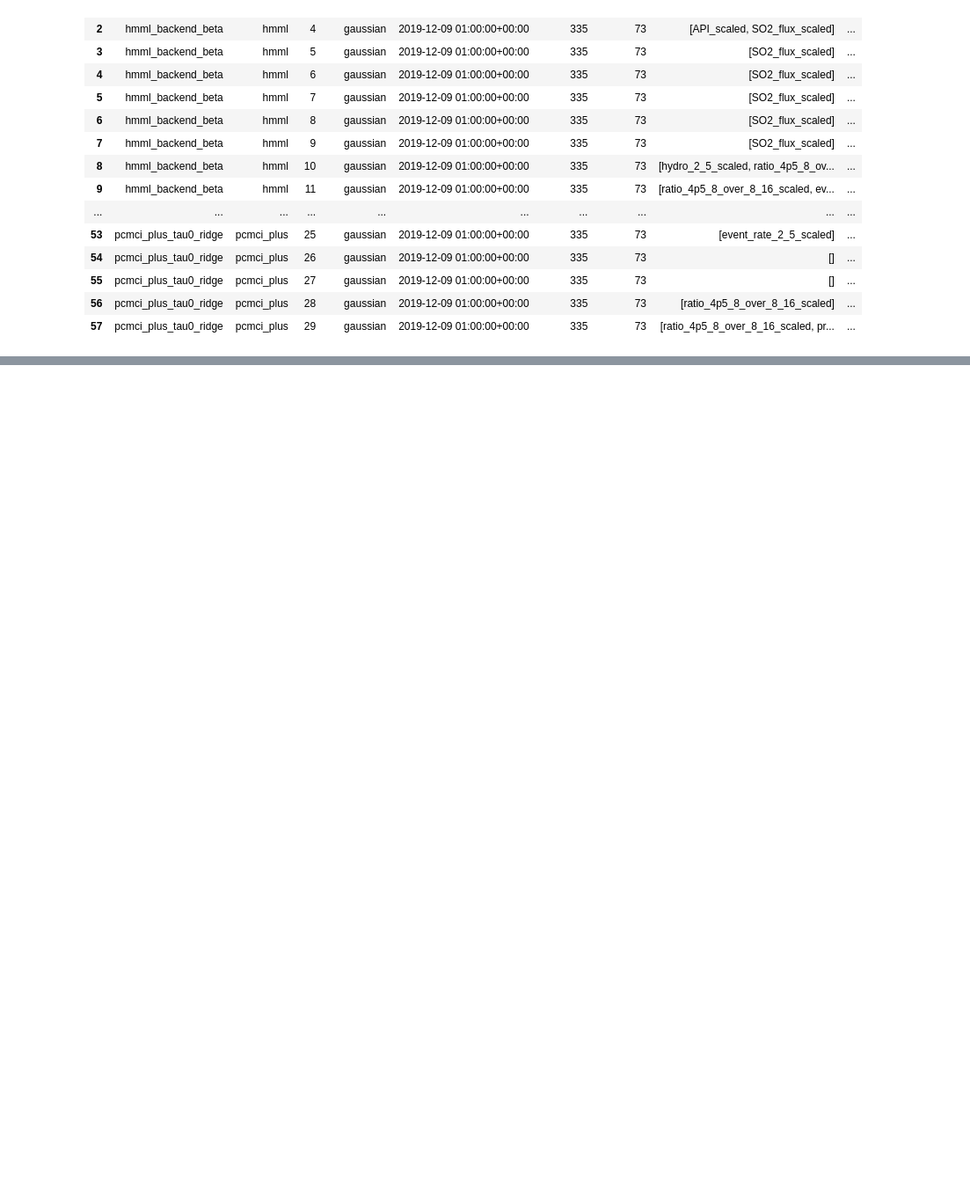
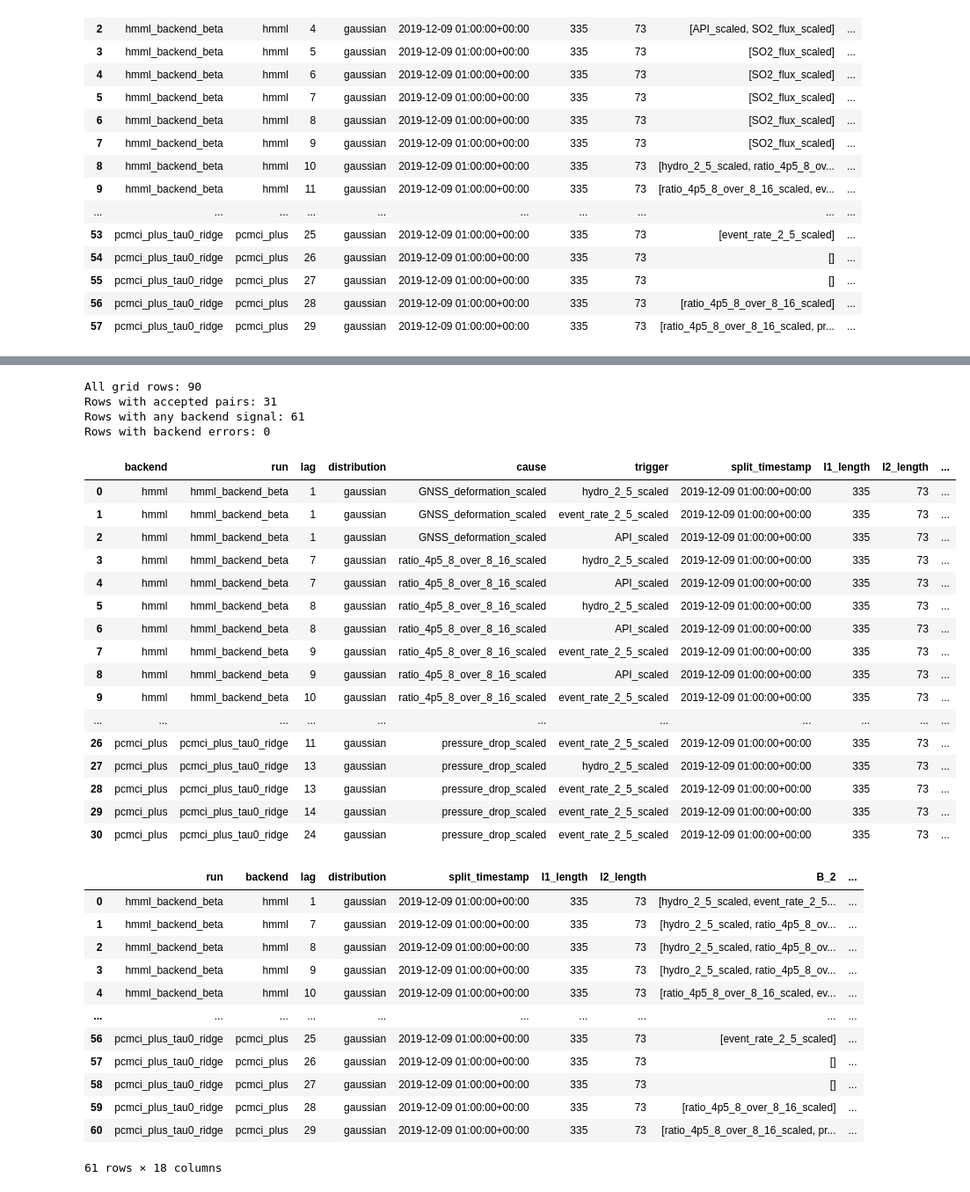
Before and after one commit to alectois/Distinguishing-Causes-and-Triggers-in-Volcanic-and-Seismic-Processes, a Jupyter notebook: notebooks/whakaari_cause_trigger.ipynb, the cells around one changed output, grey strips where cells are left out. Shown at 88% size. Cells and saved outputs as stored; diff of their text form; code cells hidden in the pictures; blank space fills up the shorter version.

```diff
--- a/notebooks/whakaari_cause_trigger.ipynb
+++ b/notebooks/whakaari_cause_trigger.ipynb
@@ -53,6 +54,7 @@ CASE_POST_HOURS = 72
 MIN_I1_LENGTH = 168
 MIN_I2_LENGTH = 72
 MAX_LAGS = 30
+run_specs = COMPACT_RUN_SPECS # "DEFAULT_RUN_SPECS" or "COMPACT_RUN_SPECS". compact considers tau=0 contemporaneous trigger candidates
 
 X_full = load_model_frame(WHAKAARI_PATH)
 X = case_study_interval(
@@ -198,0 +203,23 @@ Rows with backend errors: 0
+# %%
+X_no_so2 = X.drop(columns=["SO2_flux_scaled"])
+
+workflow_no_so2 = WhakaariWorkflowConfig(
+    effect=EFFECT,
+    event_time=EVENT_TIME,
+    alpha=0.05,
+    selected_lag=selected_lag,
+    max_lags=MAX_LAGS,
+    min_I1_length=MIN_I1_LENGTH,
+    min_I2_length=MIN_I2_LENGTH,
+    distribution="gaussian",
+    parameter_source="reference_metadata",
+    run_specs=run_specs,
+)
+
+grid_no_so2 = run_sensitivity_grid(
+    X_no_so2,
+    workflow_no_so2,
+    run_specs=run_specs,
+    lags=range(1, workflow_no_so2.max_lags + 1),
+    distributions=(workflow_no_so2.distribution,),
+)
@@ -198,0 +228,50 @@ Rows with backend errors: 0
+# %%
+pair_rows = expand_pair_outputs(grid_no_so2)
+signal_rows = compact_grid_outputs(grid_no_so2, mode="signals")
+error_rows = compact_grid_errors(grid_no_so2)
+
+print(f"All grid rows: {len(grid_no_so2)}")
+print(f"Rows with accepted pairs: {len(pair_rows)}")
+print(f"Rows with any backend signal: {len(signal_rows)}")
+print(f"Rows with backend errors: {len(error_rows)}")
+
+display(pair_rows)
+display(signal_rows)
+
+if not error_rows.empty:
+    display(error_rows)
+# %% [output]
+All grid rows: 90
+Rows with accepted pairs: 31
+Rows with any backend signal: 61
+Rows with backend errors: 0
+|  | backend | run | lag | distribution | cause | trigger | split_timestamp | I1_length | I2_length | ... |
+| 0 | hmml | hmml_backend_beta | 1 | gaussian | GNSS_deformation_scaled | hydro_2_5_scaled | 2019-12-09 01:00:00+00:00 | 335 | 73 | ... |
+| 1 | hmml | hmml_backend_beta | 1 | gaussian | GNSS_deformation_scaled | event_rate_2_5_scaled | 2019-12-09 01:00:00+00:00 | 335 | 73 | ... |
+| 2 | hmml | hmml_backend_beta | 1 | gaussian | GNSS_deformation_scaled | API_scaled | 2019-12-09 01:00:00+00:00 | 335 | 73 | ... |
+| 3 | hmml | hmml_backend_beta | 7 | gaussian | ratio_4p5_8_over_8_16_scaled | hydro_2_5_scaled | 2019-12-09 01:00:00+00:00 | 335 | 73 | ... |
+| 4 | hmml | hmml_backend_beta | 7 | gaussian | ratio_4p5_8_over_8_16_scaled | API_scaled | 2019-12-09 01:00:00+00:00 | 335 | 73 | ... |
+| 5 | hmml | hmml_backend_beta | 8 | gaussian | ratio_4p5_8_over_8_16_scaled | hydro_2_5_scaled | 2019-12-09 01:00:00+00:00 | 335 | 73 | ... |
+| 6 | hmml | hmml_backend_beta | 8 | gaussian | ratio_4p5_8_over_8_16_scaled | API_scaled | 2019-12-09 01:00:00+00:00 | 335 | 73 | ... |
+| 7 | hmml | hmml_backend_beta | 9 | gaussian | ratio_4p5_8_over_8_16_scaled | event_rate_2_5_scaled | 2019-12-09 01:00:00+00:00 | 335 | 73 | ... |
+| 8 | hmml | hmml_backend_beta | 9 | gaussian | ratio_4p5_8_over_8_16_scaled | API_scaled | 2019-12-09 01:00:00+00:00 | 335 | 73 | ... |
+| 9 | hmml | hmml_backend_beta | 10 | gaussian | ratio_4p5_8_over_8_16_scaled | event_rate_2_5_scaled | 2019-12-09 01:00:00+00:00 | 335 | 73 | ... |
+| ... | ... | ... | ... | ... | ... | ... | ... | ... | ... | ... |
+| 26 | pcmci_plus | pcmci_plus_tau0_ridge | 11 | gaussian | pressure_drop_scaled | event_rate_2_5_scaled | 2019-12-09 01:00:00+00:00 | 335 | 73 | ... |
+| 27 | pcmci_plus | pcmci_plus_tau0_ridge | 13 | gaussian | pressure_drop_scaled | hydro_2_5_scaled | 2019-12-09 01:00:00+00:00 | 335 | 73 | ... |
+| 28 | pcmci_plus | pcmci_plus_tau0_ridge | 13 | gaussian | pressure_drop_scaled | event_rate_2_5_scaled | 2019-12-09 01:00:00+00:00 | 335 | 73 | ... |
+| 29 | pcmci_plus | pcmci_plus_tau0_ridge | 14 | gaussian | pressure_drop_scaled | event_rate_2_5_scaled | 2019-12-09 01:00:00+00:00 | 335 | 73 | ... |
+| 30 | pcmci_plus | pcmci_plus_tau0_ridge | 24 | gaussian | pressure_drop_scaled | event_rate_2_5_scaled | 2019-12-09 01:00:00+00:00 | 335 | 73 | ... |
+|  | run | backend | lag | distribution | split_timestamp | I1_length | I2_length | B_2 | ... |
+| 0 | hmml_backend_beta | hmml | 1 | gaussian | 2019-12-09 01:00:00+00:00 | 335 | 73 | [hydro_2_5_scaled, event_rate_2_5... | ... |
+| 1 | hmml_backend_beta | hmml | 7 | gaussian | 2019-12-09 01:00:00+00:00 | 335 | 73 | [hydro_2_5_scaled, ratio_4p5_8_ov... | ... |
+| 2 | hmml_backend_beta | hmml | 8 | gaussian | 2019-12-09 01:00:00+00:00 | 335 | 73 | [hydro_2_5_scaled, ratio_4p5_8_ov... | ... |
+| 3 | hmml_backend_beta | hmml | 9 | gaussian | 2019-12-09 01:00:00+00:00 | 335 | 73 | [hydro_2_5_scaled, ratio_4p5_8_ov... | ... |
+| 4 | hmml_backend_beta | hmml | 10 | gaussian | 2019-12-09 01:00:00+00:00 | 335 | 73 | [ratio_4p5_8_over_8_16_scaled, ev... | ... |
+| ... | ... | ... | ... | ... | ... | ... | ... | ... | ... |
+| 56 | pcmci_plus_tau0_ridge | pcmci_plus | 25 | gaussian | 2019-12-09 01:00:00+00:00 | 335 | 73 | [event_rate_2_5_scaled] | ... |
+| 57 | pcmci_plus_tau0_ridge | pcmci_plus | 26 | gaussian | 2019-12-09 01:00:00+00:00 | 335 | 73 | [] | ... |
+| 58 | pcmci_plus_tau0_ridge | pcmci_plus | 27 | gaussian | 2019-12-09 01:00:00+00:00 | 335 | 73 | [] | ... |
+| 59 | pcmci_plus_tau0_ridge | pcmci_plus | 28 | gaussian | 2019-12-09 01:00:00+00:00 | 335 | 73 | [ratio_4p5_8_over_8_16_scaled] | ... |
+| 60 | pcmci_plus_tau0_ridge | pcmci_plus | 29 | gaussian | 2019-12-09 01:00:00+00:00 | 335 | 73 | [ratio_4p5_8_over_8_16_scaled, pr... | ... |
+61 rows × 18 columns
```
Also changed, not shown: parts of 6 cells of this notebook, 3 other files.
